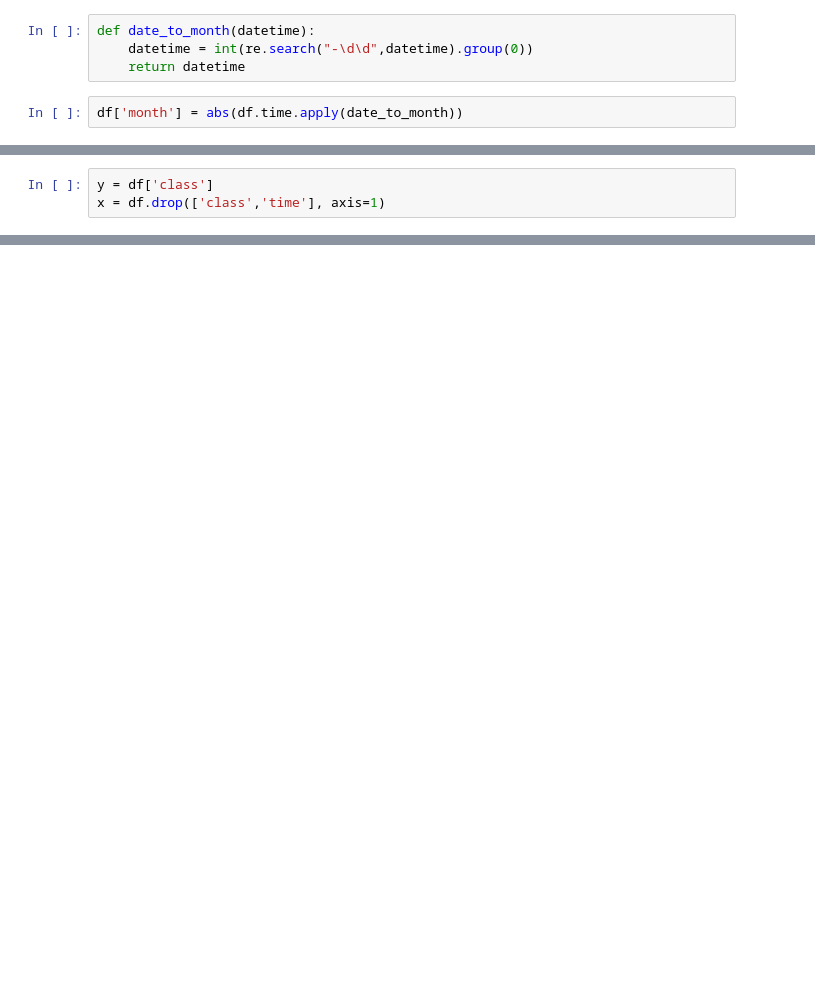
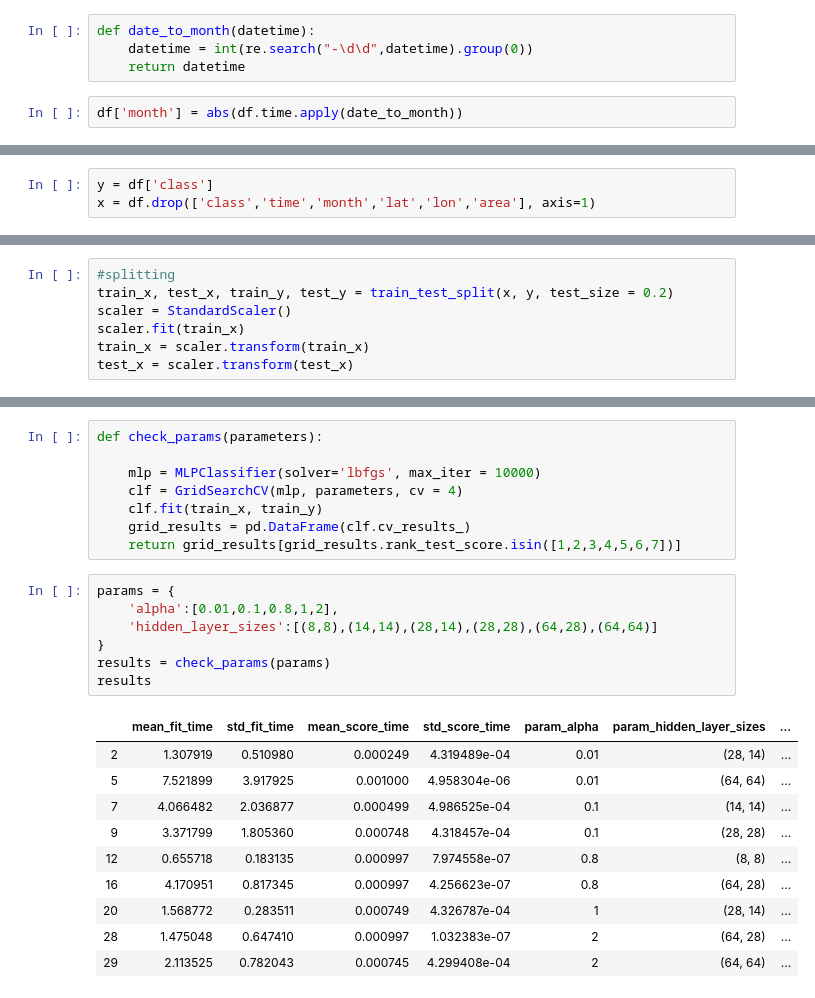
Before and after one commit to aniket-9/COGS-118B, a Jupyter notebook: Neural Networks Sample.ipynb, the cells around one changed output, grey strips where cells are left out. Drawn from its saved outputs; the diff is of its cells as text; blank space fills up the shorter version.

```diff
--- a/Neural Networks Sample.ipynb
+++ b/Neural Networks Sample.ipynb
@@ -47,6 +109,6 @@ Name: month, dtype: int64
 # %%
 y = df['class']
-x = df.drop(['class','time'], axis=1)
+x = df.drop(['class','time','month','lat','lon','area'], axis=1)
 # %%
 x.shape
 # %% [output]
@@ -56,0 +116,7 @@ train_x, test_x, train_y, test_y = train_test_split(x, y, test_size = 0.25, rand
+# %%
+#splitting
+train_x, test_x, train_y, test_y = train_test_split(x, y, test_size = 0.2)
+scaler = StandardScaler()
+scaler.fit(train_x)
+train_x = scaler.transform(train_x)
+test_x = scaler.transform(test_x)
@@ -56,0 +138,26 @@ train_x, test_x, train_y, test_y = train_test_split(x, y, test_size = 0.25, rand
+# %%
+def check_params(parameters):
+
+    mlp = MLPClassifier(solver='lbfgs', max_iter = 10000)
+    clf = GridSearchCV(mlp, parameters, cv = 4)
+    clf.fit(train_x, train_y)
+    grid_results = pd.DataFrame(clf.cv_results_)
+    return grid_results[grid_results.rank_test_score.isin([1,2,3,4,5,6,7])]
+# %%
+params = {
+    'alpha':[0.01,0.1,0.8,1,2],
+    'hidden_layer_sizes':[(8,8),(14,14),(28,14),(28,28),(64,28),(64,64)]
+}
+results = check_params(params)
+results
+# %% [output]
+|  | mean_fit_time | std_fit_time | mean_score_time | std_score_time | param_alpha | param_hidden_layer_sizes | ... |
+| 2 | 1.307919 | 0.510980 | 0.000249 | 4.319489e-04 | 0.01 | (28, 14) | ... |
+| 5 | 7.521899 | 3.917925 | 0.001000 | 4.958304e-06 | 0.01 | (64, 64) | ... |
+| 7 | 4.066482 | 2.036877 | 0.000499 | 4.986525e-04 | 0.1 | (14, 14) | ... |
+| 9 | 3.371799 | 1.805360 | 0.000748 | 4.318457e-04 | 0.1 | (28, 28) | ... |
+| 12 | 0.655718 | 0.183135 | 0.000997 | 7.974558e-07 | 0.8 | (8, 8) | ... |
+| 16 | 4.170951 | 0.817345 | 0.000997 | 4.256623e-07 | 0.8 | (64, 28) | ... |
+| 20 | 1.568772 | 0.283511 | 0.000749 | 4.326787e-04 | 1 | (28, 14) | ... |
+| 28 | 1.475048 | 0.647410 | 0.000997 | 1.032383e-07 | 2 | (64, 28) | ... |
+| 29 | 2.113525 | 0.782043 | 0.000745 | 4.299408e-04 | 2 | (64, 64) | ... |
```
Also changed, not shown: parts of 32 cells of this notebook, 1 other file.
